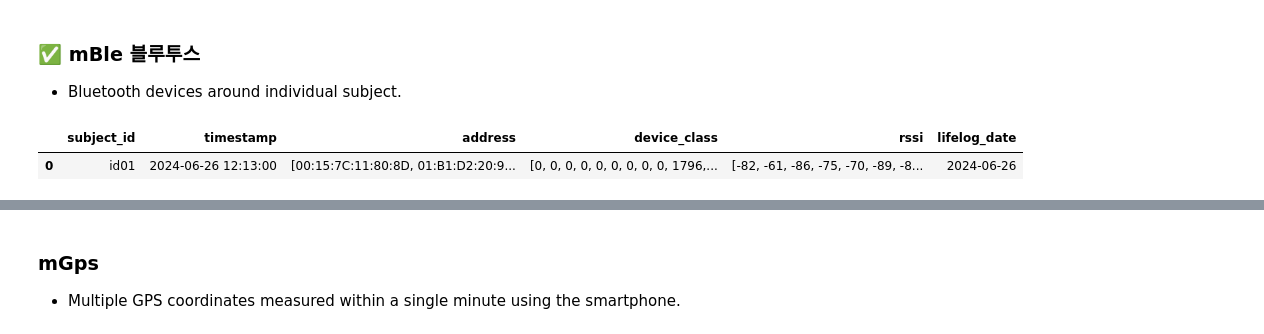
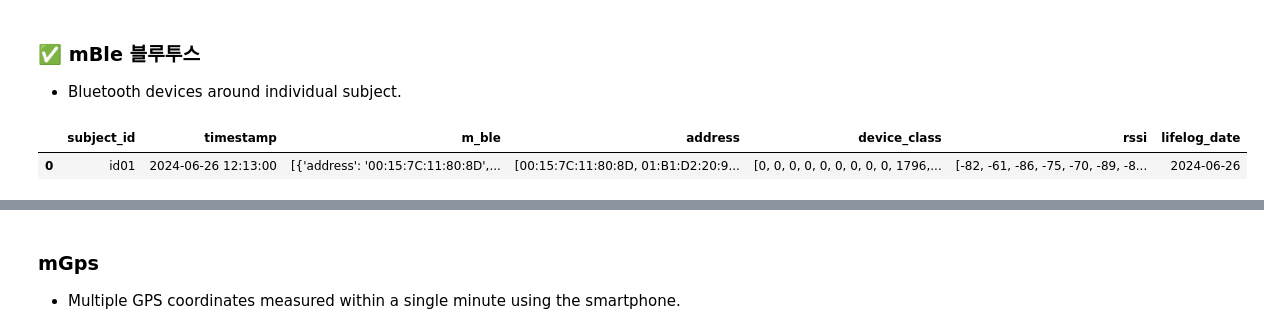
Before and after one commit to jacobgreen4477/Construction-Equipment-Oil-Condition-Classification-AI-Competition, a Jupyter notebook: ETRI_v1_0_0.ipynb, the cells around one changed output, grey strips where cells are left out. Cells and saved outputs as stored; diff of their text form; code cells hidden in the pictures.

```diff
--- a/ETRI_v1_0_0.ipynb
+++ b/ETRI_v1_0_0.ipynb
@@ -557,15 +557,14 @@ ch2025_mAmbience2.head()
 # %%
 def extract_mble_info(row):
     m_data = row['m_ble']
     address = [item['address'] for item in m_data]
     device_class = [item['device_class'] for item in m_data]
     rssi = [item['rssi'] for item in m_data]
     return pd.Series({'address': address, 'device_class': device_class, 'rssi': rssi})
 
 ch2025_mBle[['address','device_class','rssi']] = ch2025_mBle.apply(extract_mble_info, axis=1)
 ch2025_mBle['lifelog_date'] = ch2025_mBle['timestamp'].astype(str).str[:10]
-ch2025_mBle = ch2025_mBle.drop(columns=['m_ble'])
 ch2025_mBle.head(1)
 # %% [output]
-|  | subject_id | timestamp | address | device_class | rssi | lifelog_date |
-| 0 | id01 | 2024-06-26 12:13:00 | [00:15:7C:11:80:8D, 01:B1:D2:20:9... | [0, 0, 0, 0, 0, 0, 0, 0, 0, 1796,... | [-82, -61, -86, -75, -70, -89, -8... | 2024-06-26 |
+|  | subject_id | timestamp | m_ble | address | device_class | rssi | lifelog_date |
+| 0 | id01 | 2024-06-26 12:13:00 | [{'address': '00:15:7C:11:80:8D',... | [00:15:7C:11:80:8D, 01:B1:D2:20:9... | [0, 0, 0, 0, 0, 0, 0, 0, 0, 1796,... | [-82, -61, -86, -75, -70, -89, -8... | 2024-06-26 |
```
Also changed, not shown: parts of 22 cells of this notebook.
